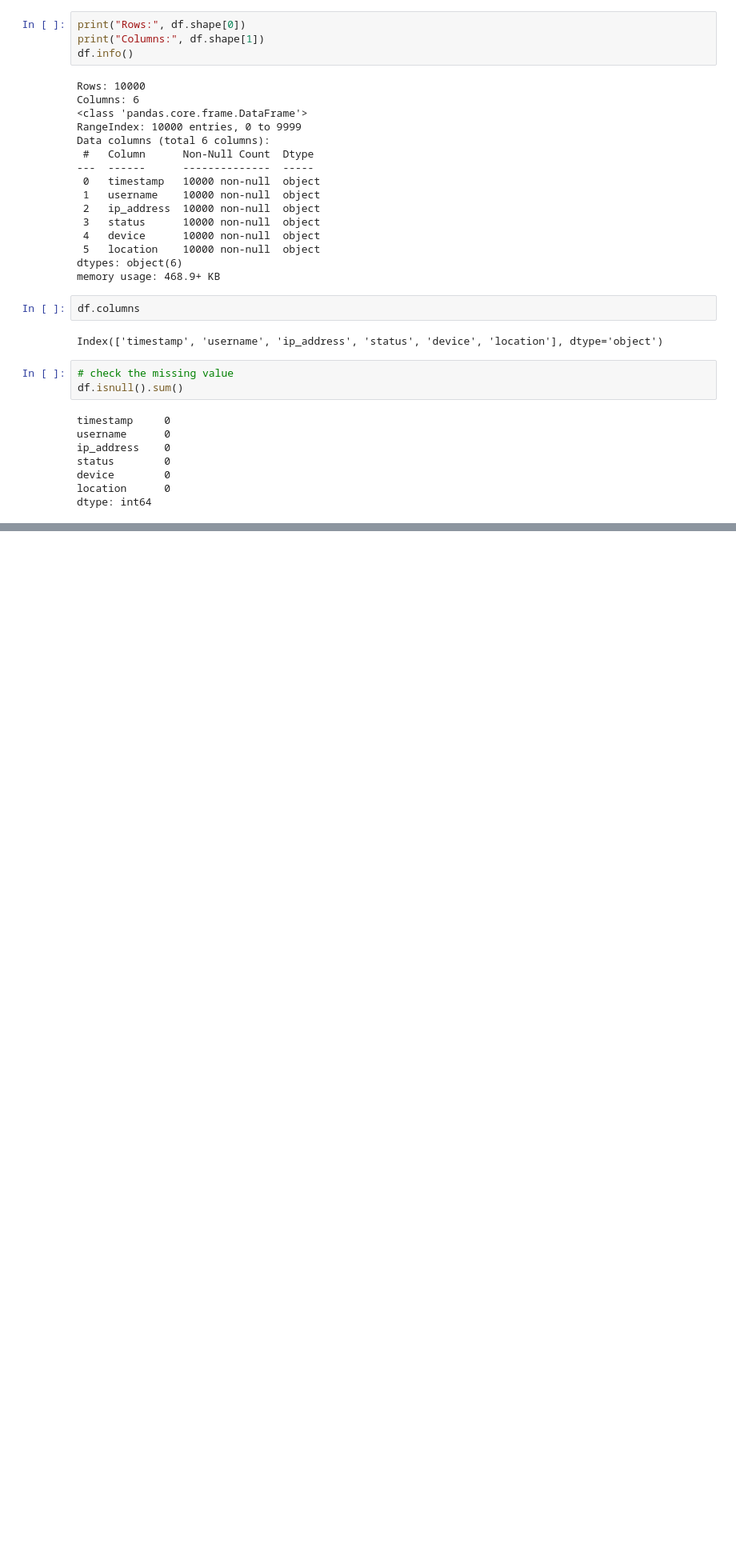
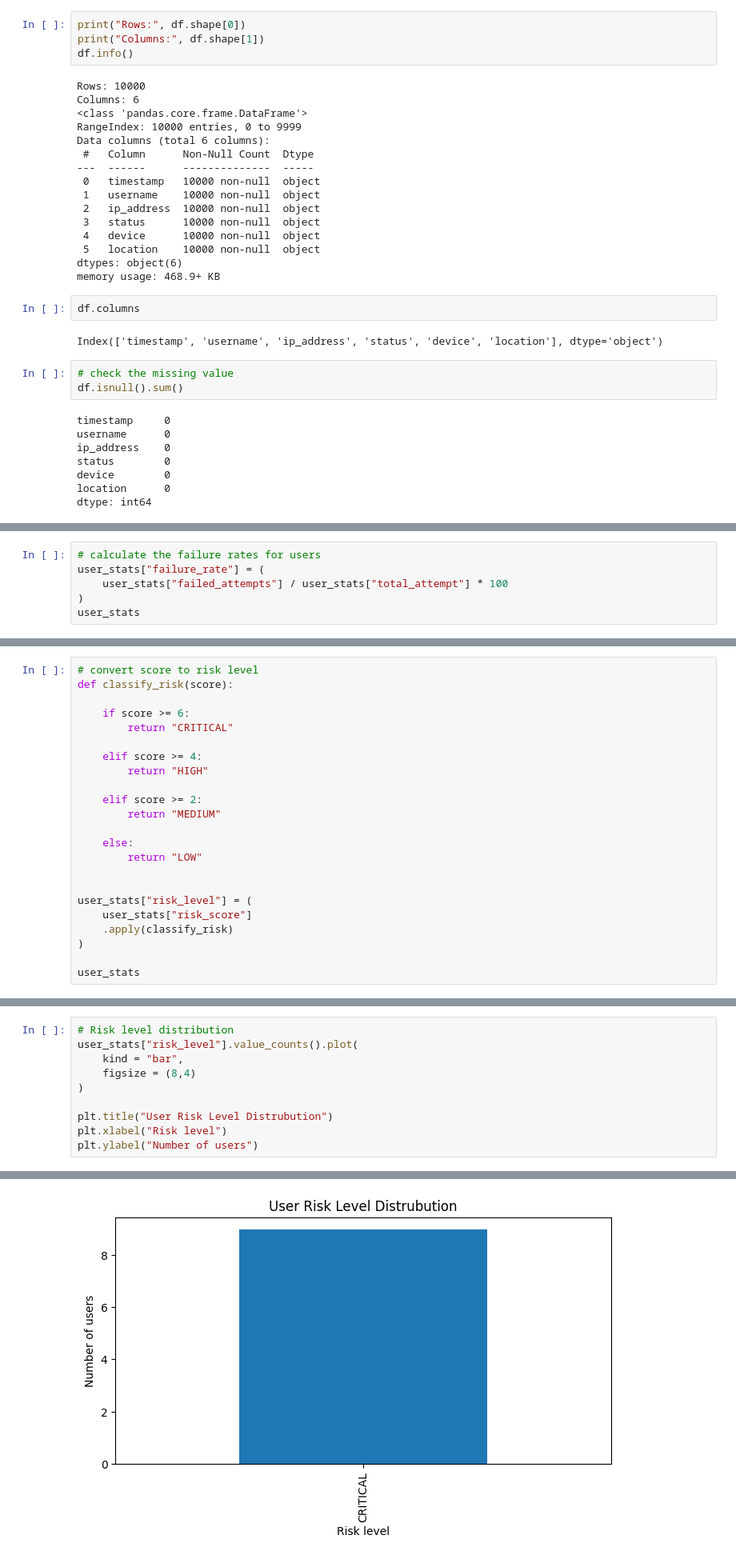
Before and after one commit to sachi124/AI-with-AWS, a Jupyter notebook: RealUseCase3.ipynb, the cells around one changed output, grey strips where cells are left out. Shown at 80% size. Drawn from its saved outputs; the diff is of its cells as text; blank space fills up the shorter version.

```diff
--- a/RealUseCase3.ipynb
+++ b/RealUseCase3.ipynb
@@ -57,0 +214,6 @@ Total Login attempt: 10000
+# %%
+# calculate the failure rates for users
+user_stats["failure_rate"] = (
+    user_stats["failed_attempts"] / user_stats["total_attempt"] * 100
+)
+user_stats
@@ -57,0 +255,23 @@ Total Login attempt: 10000
+# %%
+# convert score to risk level
+def classify_risk(score):
+
+    if score >= 6:
+        return "CRITICAL"
+
+    elif score >= 4:
+        return "HIGH"
+
+    elif score >= 2:
+        return "MEDIUM"
+
+    else:
+        return "LOW"
+
+
+user_stats["risk_level"] = (
+    user_stats["risk_score"]
+    .apply(classify_risk)
+)
+
+user_stats
@@ -57,0 +324,11 @@ Total Login attempt: 10000
+# %%
+# Risk level distribution
+user_stats["risk_level"].value_counts().plot(
+    kind = "bar",
+    figsize = (8,4)
+)
+
+plt.title("User Risk Level Distrubution")
+plt.xlabel("Risk level")
+plt.ylabel("Number of users")
+# %% [output]
@@ -57,0 +336 @@ Total Login attempt: 10000
+[figure, added]
```
Also changed, not shown: parts of 18 cells of this notebook, 14 other files.
